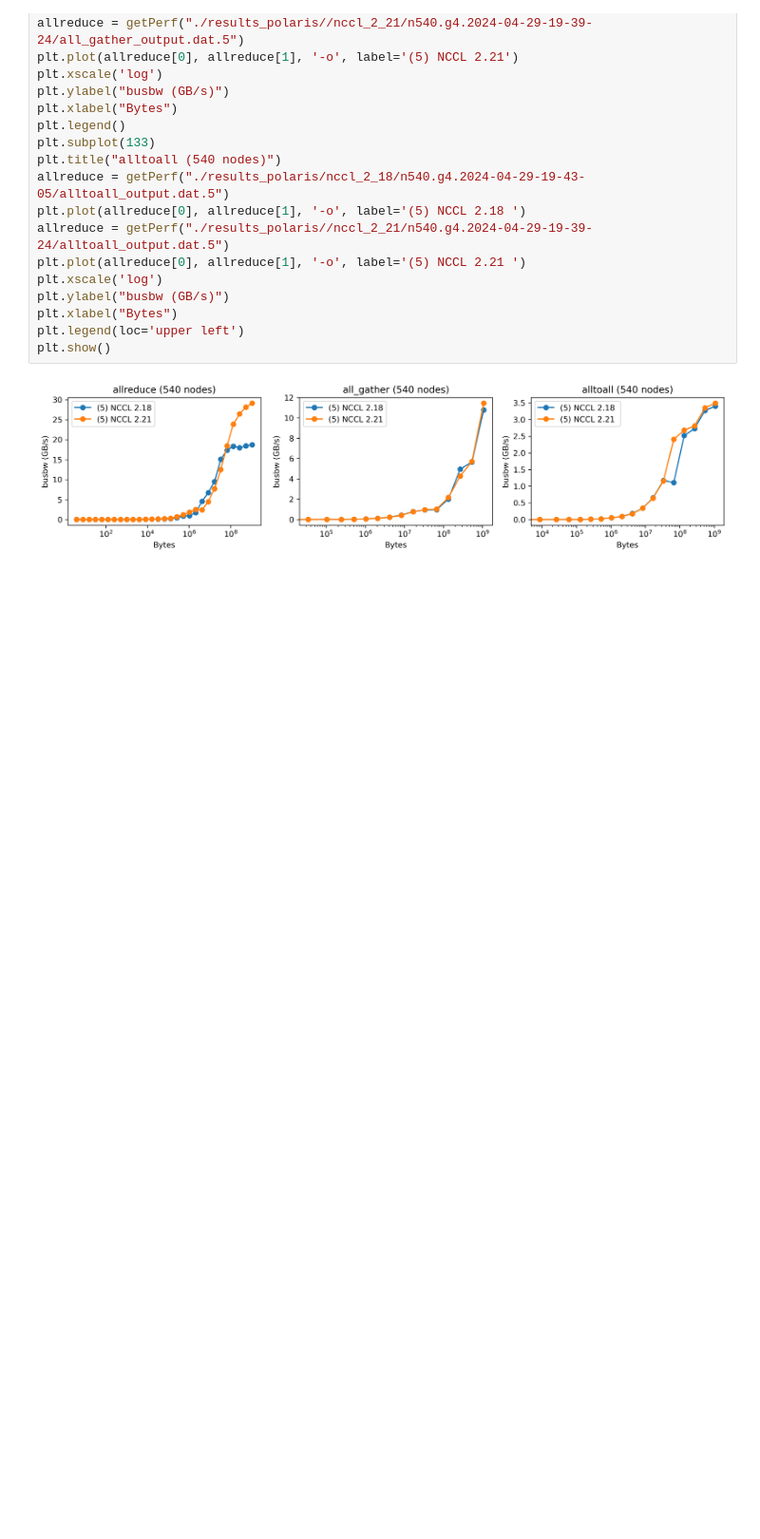
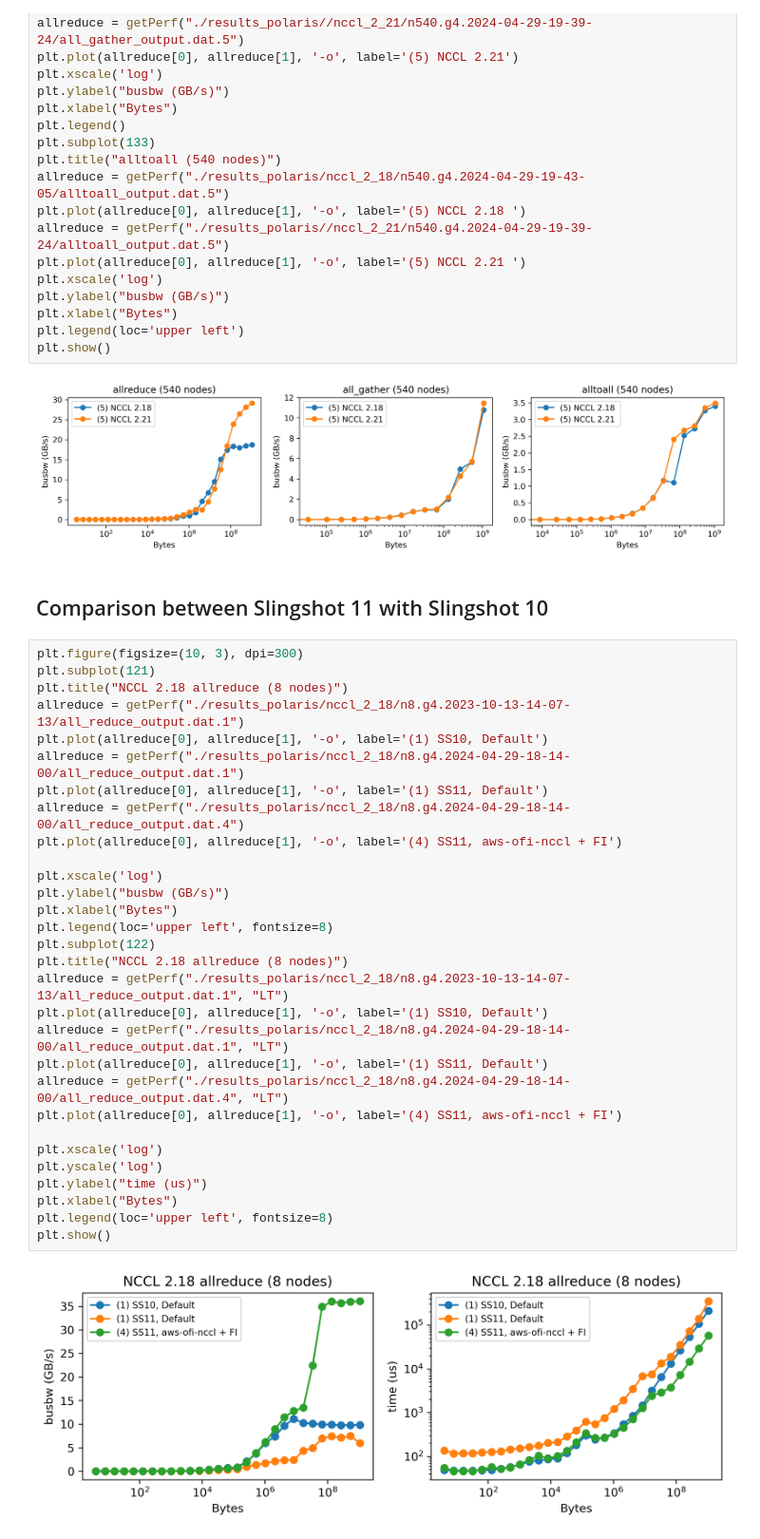
Before and after one commit to argonne-lcf/alcf-nccl-tests, a Jupyter notebook: nccl-performance-evaluation.ipynb, the cells around one changed output. Shown at 95% size. Saved outputs shown, nothing was run; the diff lists cells and outputs as text; blank space fills up the shorter version.

```diff
--- a/nccl-performance-evaluation.ipynb
+++ b/nccl-performance-evaluation.ipynb
@@ -349,3 +349,37 @@ plt.legend(loc='upper left')
 plt.show()
 # %% [output]
 [figure]
+# %% [markdown]
+## Comparison between Slingshot 11 with Slingshot 10
+# %%
+plt.figure(figsize=(10, 3), dpi=300)
+plt.subplot(121)
+plt.title("NCCL 2.18 allreduce (8 nodes)")
+allreduce = getPerf("./results_polaris/nccl_2_18/n8.g4.2023-10-13-14-07-13/all_reduce_output.dat.1")
+plt.plot(allreduce[0], allreduce[1], '-o', label='(1) SS10, Default')
+allreduce = getPerf("./results_polaris/nccl_2_18/n8.g4.2024-04-29-18-14-00/all_reduce_output.dat.1")
+plt.plot(allreduce[0], allreduce[1], '-o', label='(1) SS11, Default')
+allreduce = getPerf("./results_polaris/nccl_2_18/n8.g4.2024-04-29-18-14-00/all_reduce_output.dat.4")
+plt.plot(allreduce[0], allreduce[1], '-o', label='(4) SS11, aws-ofi-nccl + FI')
+
+plt.xscale('log')
+plt.ylabel("busbw (GB/s)")
+plt.xlabel("Bytes")
+plt.legend(loc='upper left', fontsize=8)
+plt.subplot(122)
+plt.title("NCCL 2.18 allreduce (8 nodes)")
+allreduce = getPerf("./results_polaris/nccl_2_18/n8.g4.2023-10-13-14-07-13/all_reduce_output.dat.1", "LT")
+plt.plot(allreduce[0], allreduce[1], '-o', label='(1) SS10, Default')
+allreduce = getPerf("./results_polaris/nccl_2_18/n8.g4.2024-04-29-18-14-00/all_reduce_output.dat.1", "LT")
+plt.plot(allreduce[0], allreduce[1], '-o', label='(1) SS11, Default')
+allreduce = getPerf("./results_polaris/nccl_2_18/n8.g4.2024-04-29-18-14-00/all_reduce_output.dat.4", "LT")
+plt.plot(allreduce[0], allreduce[1], '-o', label='(4) SS11, aws-ofi-nccl + FI')
+
+plt.xscale('log')
+plt.yscale('log')
+plt.ylabel("time (us)")
+plt.xlabel("Bytes")
+plt.legend(loc='upper left', fontsize=8)
+plt.show()
+# %% [output]
+[figure, added]
```
Also changed, not shown: 1 other file.
